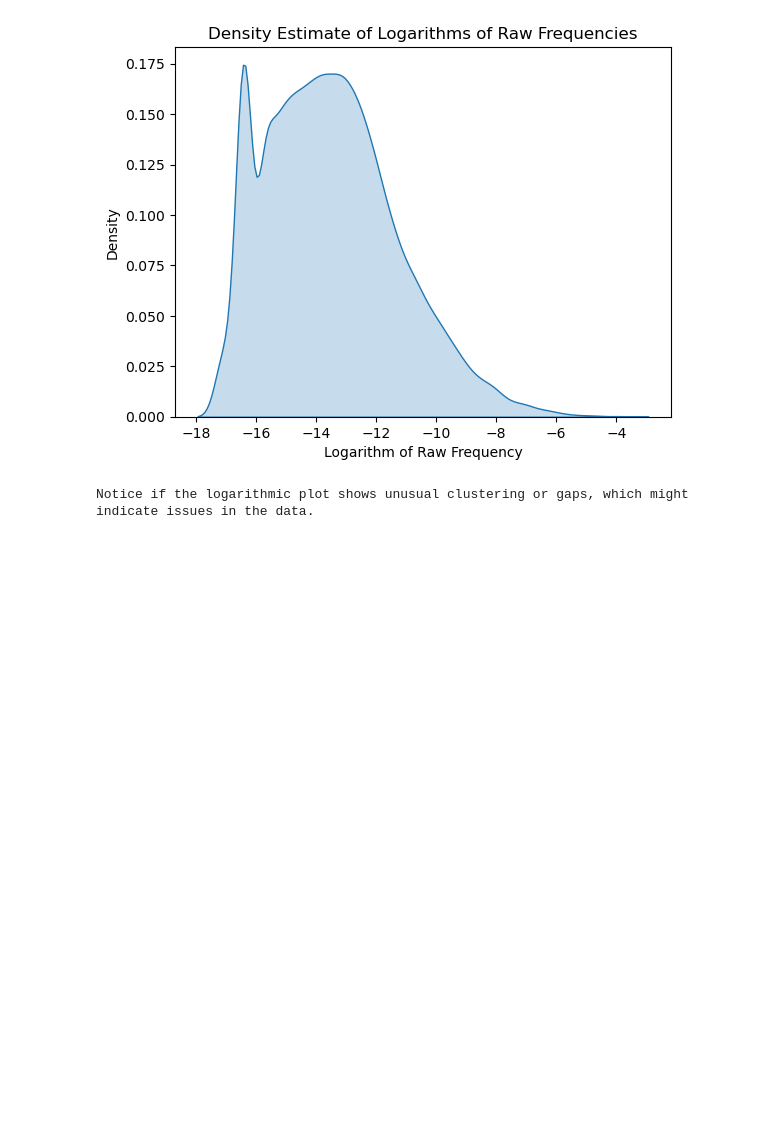
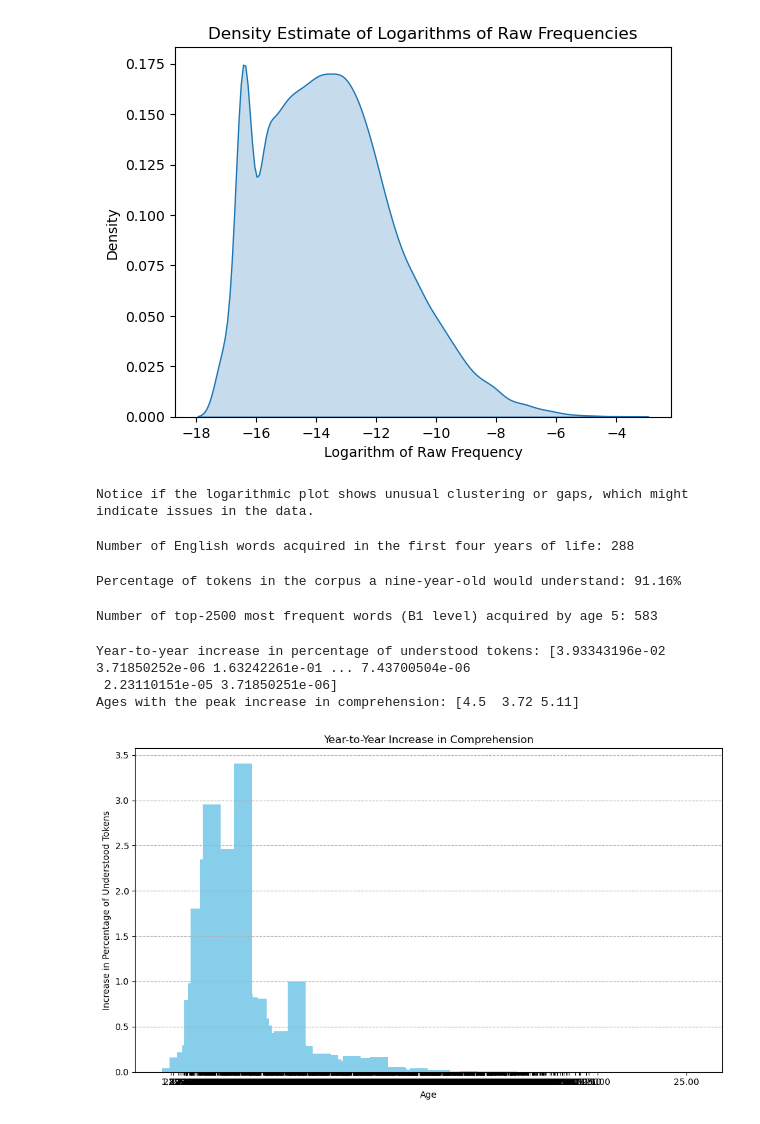
Before and after one commit to eanvhhof/data-sience-for-linguists, a Jupyter notebook: hw2/hw2.ipynb, the cells around one changed output. Drawn from its saved outputs; the diff is of its cells as text; code cells hidden in the pictures; blank space fills up the shorter version.

```diff
--- a/hw2/hw2.ipynb
+++ b/hw2/hw2.ipynb
@@ -130,3 +130,83 @@ print("Notice if the logarithmic plot shows unusual clustering or gaps, which mi
 [figure]
 [figure]
 Notice if the logarithmic plot shows unusual clustering or gaps, which might indicate issues in the data.
+# %%
+# Filter the data to include only words acquired in the first four years of life
+acquired_early = filtered_data[filtered_data[:, 1] <= 4]
+
+# Count the number of words acquired early
+num_words_early = len(acquired_early)
+
+print(f"Number of English words acquired in the first four years of life: {num_words_early}")
+# %% [output]
+Number of English words acquired in the first four years of life: 288
+# %%
+# Filter the data to include only words acquired by age 9
+acquired_by_nine = filtered_data[filtered_data[:, 1] <= 9]
+
+# Calculate the total frequency of words acquired by age 9
+total_frequency_by_nine = np.sum(acquired_by_nine[:, -1])
+
+# Calculate the percentage of tokens in the corpus that a nine-year-old would understand
+percentage_by_nine = total_frequency_by_nine * 100
+
+print(f"Percentage of tokens in the corpus a nine-year-old would understand: {percentage_by_nine:.2f}%")
+# %% [output]
+Percentage of tokens in the corpus a nine-year-old would understand: 91.16%
+# %%
+# Sort the filtered data by relative word frequency (last column) in ascending order
+sorted_indices = np.argsort(filtered_data[:, -1])
+sorted_data = filtered_data[sorted_indices]
+
+# Select the top 2500 most frequent words
+top_2500 = sorted_data[-2500:]
+
+# Filter the top 2500 words to include only those acquired by age 5
+acquired_by_five = top_2500[top_2500[:, 1] <= 5]
+
+# Count the number of words acquired by age 5
+num_words_by_five = len(acquired_by_five)
+
+print(f"Number of top-2500 most frequent words (B1 level) acquired by age 5: {num_words_by_five}")
+# %% [output]
+Number of top-2500 most frequent words (B1 level) acquired by age 5: 583
+# %%
+ages = np.unique(filtered_data[:, 1])
+percentages = []
+
+for age in ages:
+    acquired_by_age = filtered_data[filtered_data[:, 1] <= age]
+    total_frequency_by_age = np.sum(acquired_by_age[:, -1])
+    percentage_by_age = total_frequency_by_age * 100
+    percentages.append(percentage_by_age)
+
+# Calculate the year-to-year increase in comprehension
+comprehension_increase = np.diff(percentages)
+
+# Find the ages with the peak increase in comprehension
+peak_years_indices = np.argsort(comprehension_increase)[-3:]  # Top 3 peak years
+peak_years = ages[1:][peak_years_indices]  # Ages are shifted by one due to diff
+
+print("Year-to-year increase in percentage of understood tokens:", comprehension_increase)
+print("Ages with the peak increase in comprehension:", peak_years)
+# %% [output]
+Year-to-year increase in percentage of understood tokens: [3.93343196e-02 3.71850252e-06 1.63242261e-01 ... 7.43700504e-06
+ 2.23110151e-05 3.71850251e-06]
+Ages with the peak increase in comprehension: [4.5  3.72 5.11]
+# %%
+import matplotlib.pyplot as plt
+
+# Plot the year-to-year increase in comprehension
+ages_range = ages[1:]  # Exclude the first age since the increase is calculated from the second age onwards
+
+plt.figure(figsize=(10, 6))
+plt.bar(ages_range, comprehension_increase, color='skyblue')
+plt.xlabel("Age")
+plt.ylabel("Increase in Percentage of Understood Tokens")
+plt.title("Year-to-Year Increase in Comprehension")
+plt.xticks(ages_range)
+plt.grid(axis='y', linestyle='--')
+plt.tight_layout()
+plt.show()
+# %% [output]
+[figure, added]
```
Also changed, not shown: parts of 3 cells of this notebook, 1 other file.
